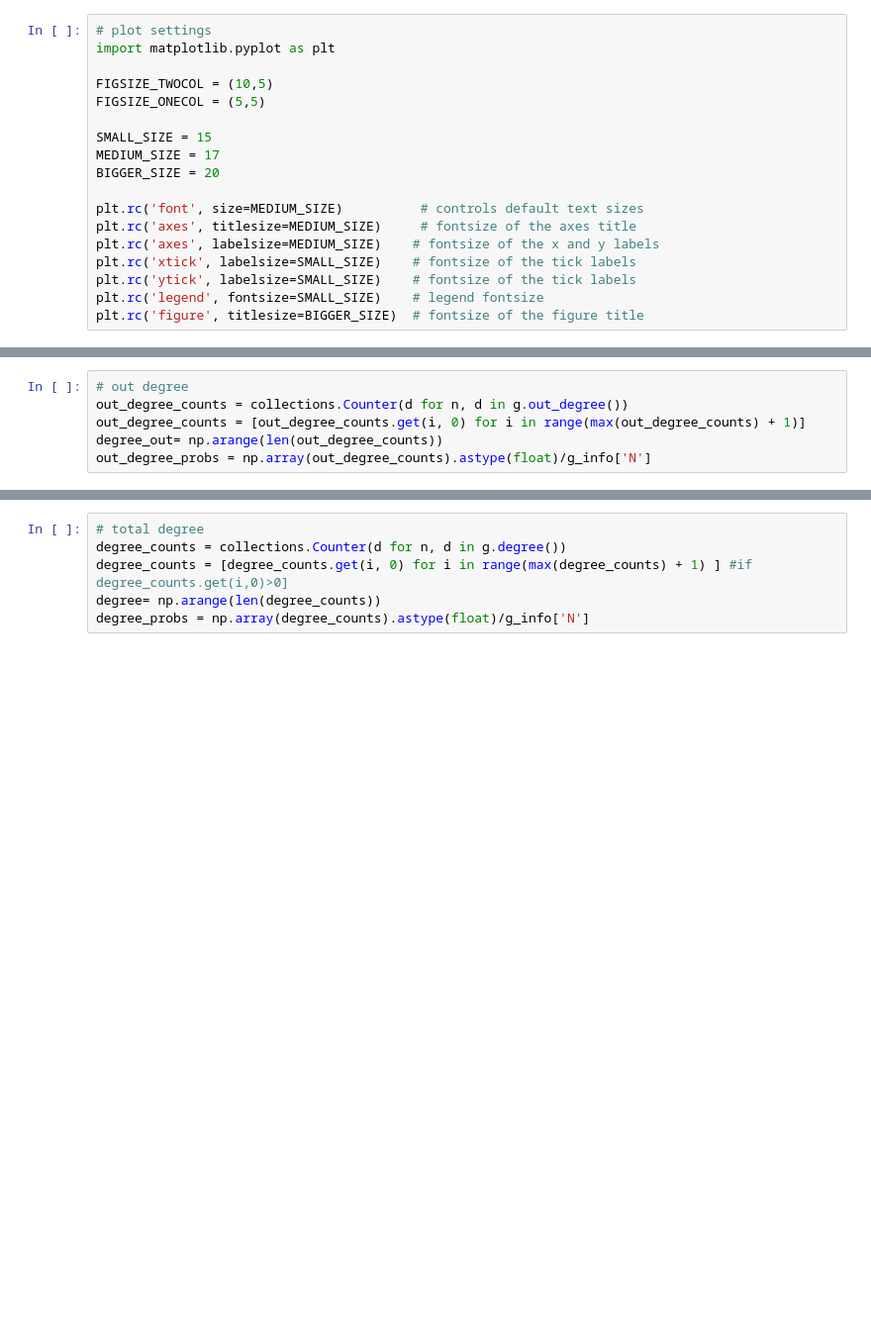
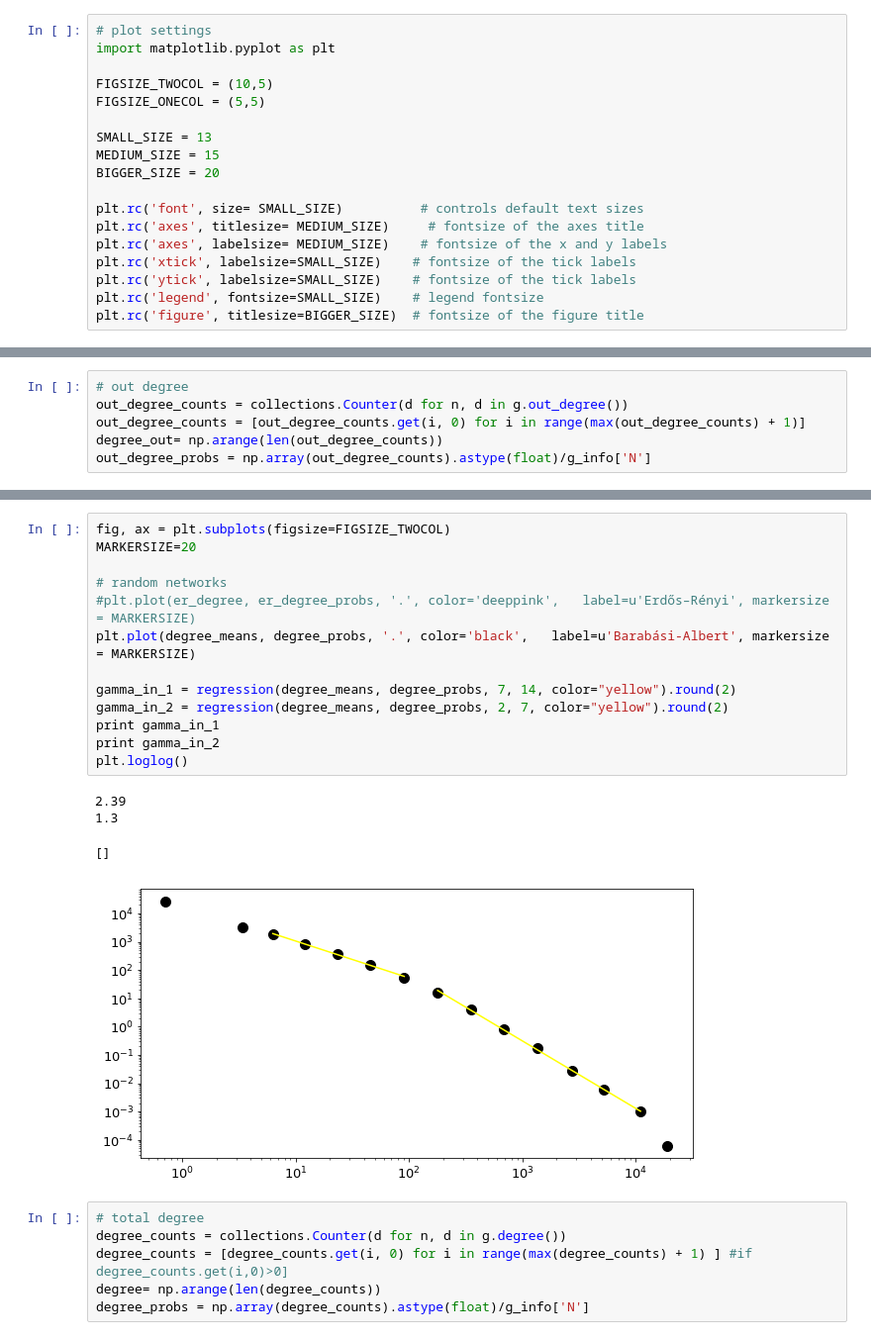
Before and after one commit to biyanisuraj/the_facebook_scandal, a Jupyter notebook: scripts/visualization/degree_distributions.ipynb, the cells around one changed output, grey strips where cells are left out. Shown at 99% size. Cells and saved outputs as stored; diff of their text form; blank space fills up the shorter version.

```diff
--- a/scripts/visualization/degree_distributions.ipynb
+++ b/scripts/visualization/degree_distributions.ipynb
@@ -12,13 +13,13 @@ import matplotlib.pyplot as plt
 FIGSIZE_TWOCOL = (10,5)
 FIGSIZE_ONECOL = (5,5)
 
-SMALL_SIZE = 15
-MEDIUM_SIZE = 17
+SMALL_SIZE = 13
+MEDIUM_SIZE = 15
 BIGGER_SIZE = 20
 
-plt.rc('font', size=MEDIUM_SIZE)          # controls default text sizes
-plt.rc('axes', titlesize=MEDIUM_SIZE)     # fontsize of the axes title
-plt.rc('axes', labelsize=MEDIUM_SIZE)    # fontsize of the x and y labels
+plt.rc('font', size= SMALL_SIZE)          # controls default text sizes
+plt.rc('axes', titlesize= MEDIUM_SIZE)     # fontsize of the axes title
+plt.rc('axes', labelsize= MEDIUM_SIZE)    # fontsize of the x and y labels
 plt.rc('xtick', labelsize=SMALL_SIZE)    # fontsize of the tick labels
 plt.rc('ytick', labelsize=SMALL_SIZE)    # fontsize of the tick labels
 plt.rc('legend', fontsize=SMALL_SIZE)    # legend fontsize
@@ -114,3 +231,21 @@ out_degree_probs = np.array(out_degree_counts).astype(float)/g_info['N']
+# %%
+fig, ax = plt.subplots(figsize=FIGSIZE_TWOCOL)
+MARKERSIZE=20
+
+# random networks
+#plt.plot(er_degree, er_degree_probs, '.', color='deeppink',   label=u'Erdős–Rényi', markersize = MARKERSIZE)
+plt.plot(degree_means, degree_probs, '.', color='black',   label=u'Barabási-Albert', markersize = MARKERSIZE)
+
+gamma_in_1 = regression(degree_means, degree_probs, 7, 14, color="yellow").round(2)
+gamma_in_2 = regression(degree_means, degree_probs, 2, 7, color="yellow").round(2)
+print gamma_in_1
+print gamma_in_2
+plt.loglog()
+# %% [output]
+2.39
+1.3
+[]
+[figure, added]
 # %%
 # total degree
 degree_counts = collections.Counter(d for n, d in g.degree())
```
Also changed, not shown: parts of 36 cells of this notebook, 7 other files.
